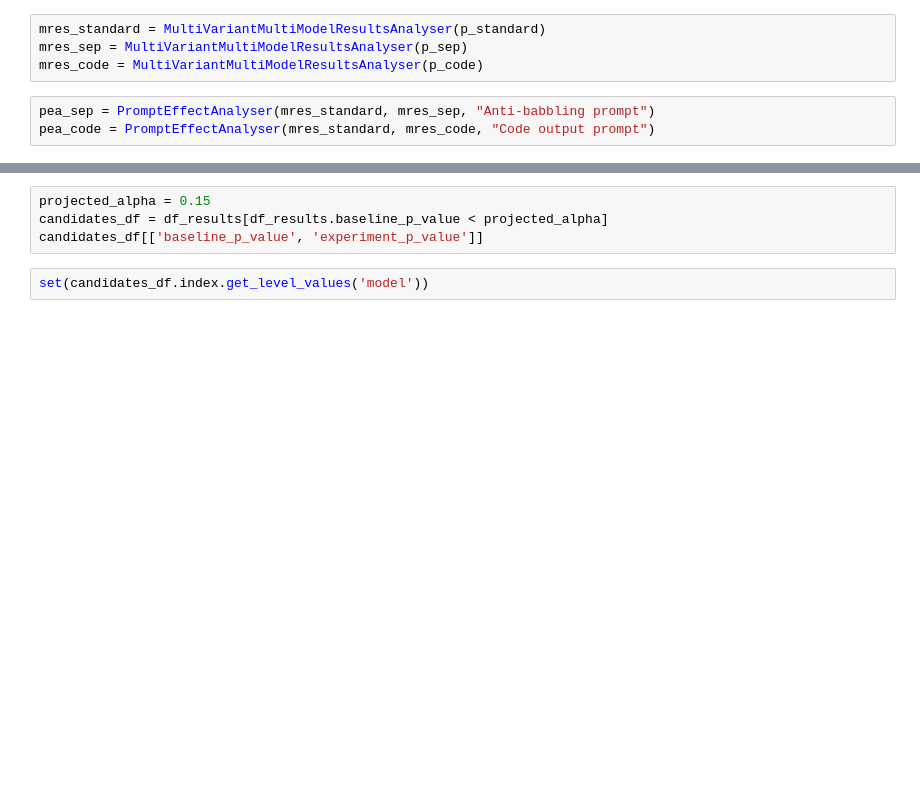
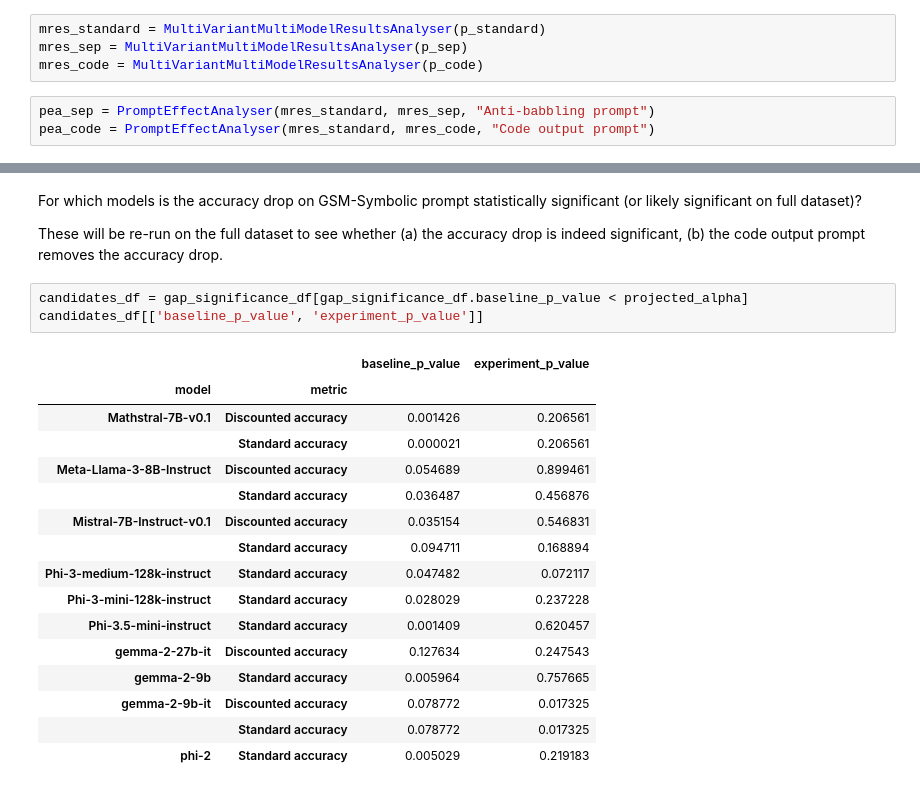
Before and after one commit to the-mysh/gsm-symbolic-benchmarking, a Jupyter notebook: notebooks/results_pres/2026-02-11.ipynb, the cells around one changed output, grey strips where cells are left out. Saved outputs shown, nothing was run; the diff lists cells and outputs as text; blank space fills up the shorter version.

```diff
--- a/notebooks/results_pres/2026-02-11.ipynb
+++ b/notebooks/results_pres/2026-02-11.ipynb
@@ -41,8 +42,26 @@ df_results = pea_code.analyse_gap_significance()
+# %% [markdown]
+For which models is the accuracy drop on GSM-Symbolic prompt statistically significant (or likely significant on full dataset)?
+
+These will be re-run on the full dataset to see whether (a) the accuracy drop is indeed significant, (b) the code output prompt removes the accuracy drop.
 # %%
-projected_alpha = 0.15
-candidates_df = df_results[df_results.baseline_p_value < projected_alpha]
+candidates_df = gap_significance_df[gap_significance_df.baseline_p_value < projected_alpha]
 candidates_df[['baseline_p_value', 'experiment_p_value']]
+# %% [output]
+|  |  | baseline_p_value | experiment_p_value |
+| model | metric |  |  |
+| Mathstral-7B-v0.1 | Discounted accuracy | 0.001426 | 0.206561 |
+|  | Standard accuracy | 0.000021 | 0.206561 |
+| Meta-Llama-3-8B-Instruct | Discounted accuracy | 0.054689 | 0.899461 |
+|  | Standard accuracy | 0.036487 | 0.456876 |
+| Mistral-7B-Instruct-v0.1 | Discounted accuracy | 0.035154 | 0.546831 |
+|  | Standard accuracy | 0.094711 | 0.168894 |
+| Phi-3-medium-128k-instruct | Standard accuracy | 0.047482 | 0.072117 |
+| Phi-3-mini-128k-instruct | Standard accuracy | 0.028029 | 0.237228 |
+| Phi-3.5-mini-instruct | Standard accuracy | 0.001409 | 0.620457 |
+| gemma-2-27b-it | Discounted accuracy | 0.127634 | 0.247543 |
+| gemma-2-9b | Standard accuracy | 0.005964 | 0.757665 |
+| gemma-2-9b-it | Discounted accuracy | 0.078772 | 0.017325 |
+|  | Standard accuracy | 0.078772 | 0.017325 |
+| phi-2 | Standard accuracy | 0.005029 | 0.219183 |
-# %%
-set(candidates_df.index.get_level_values('model'))
 # %%
 list(candidates_df.index.get_level_values('model').unique())
```
Also changed, not shown: parts of 15 cells of this notebook, 3 other files.
